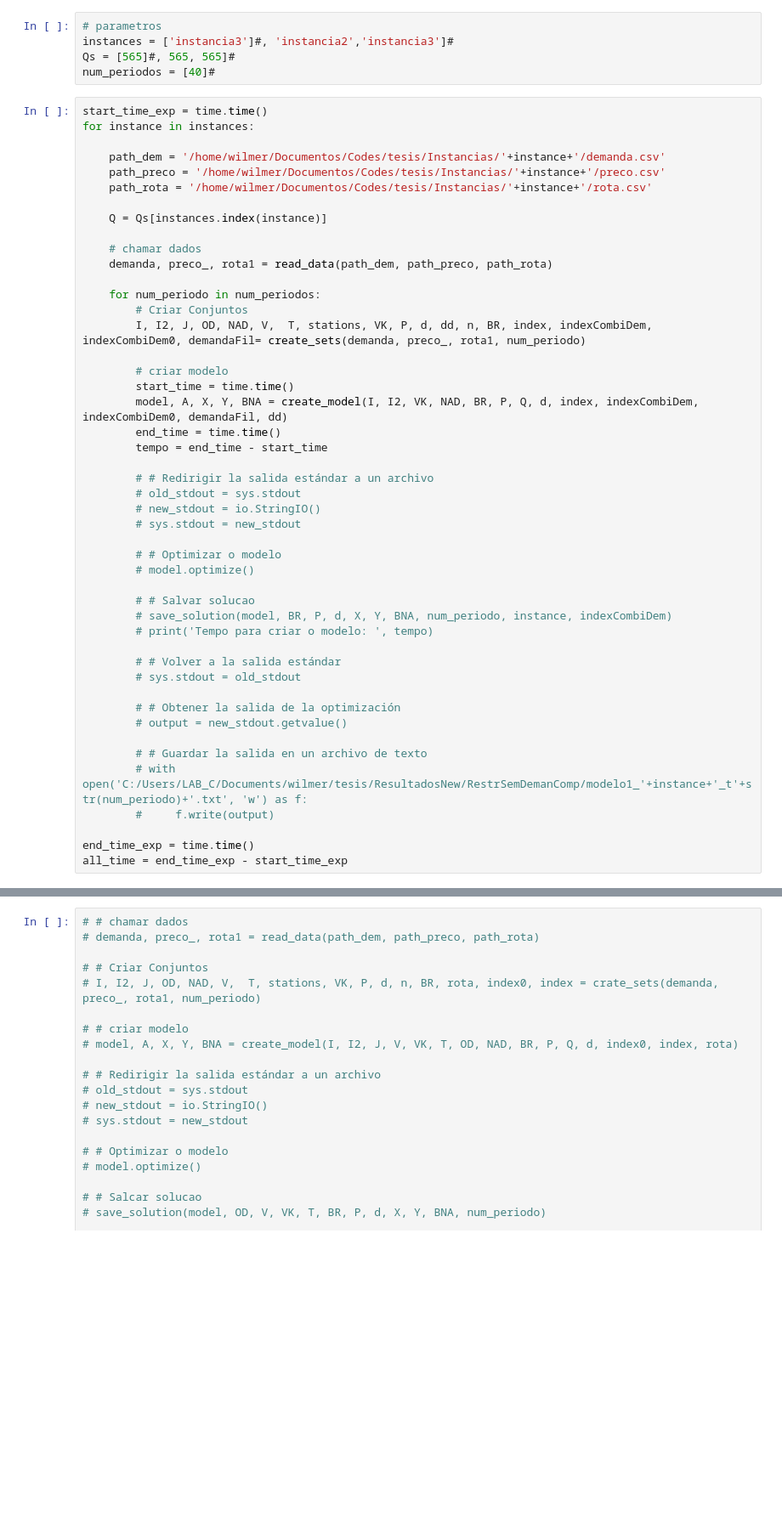
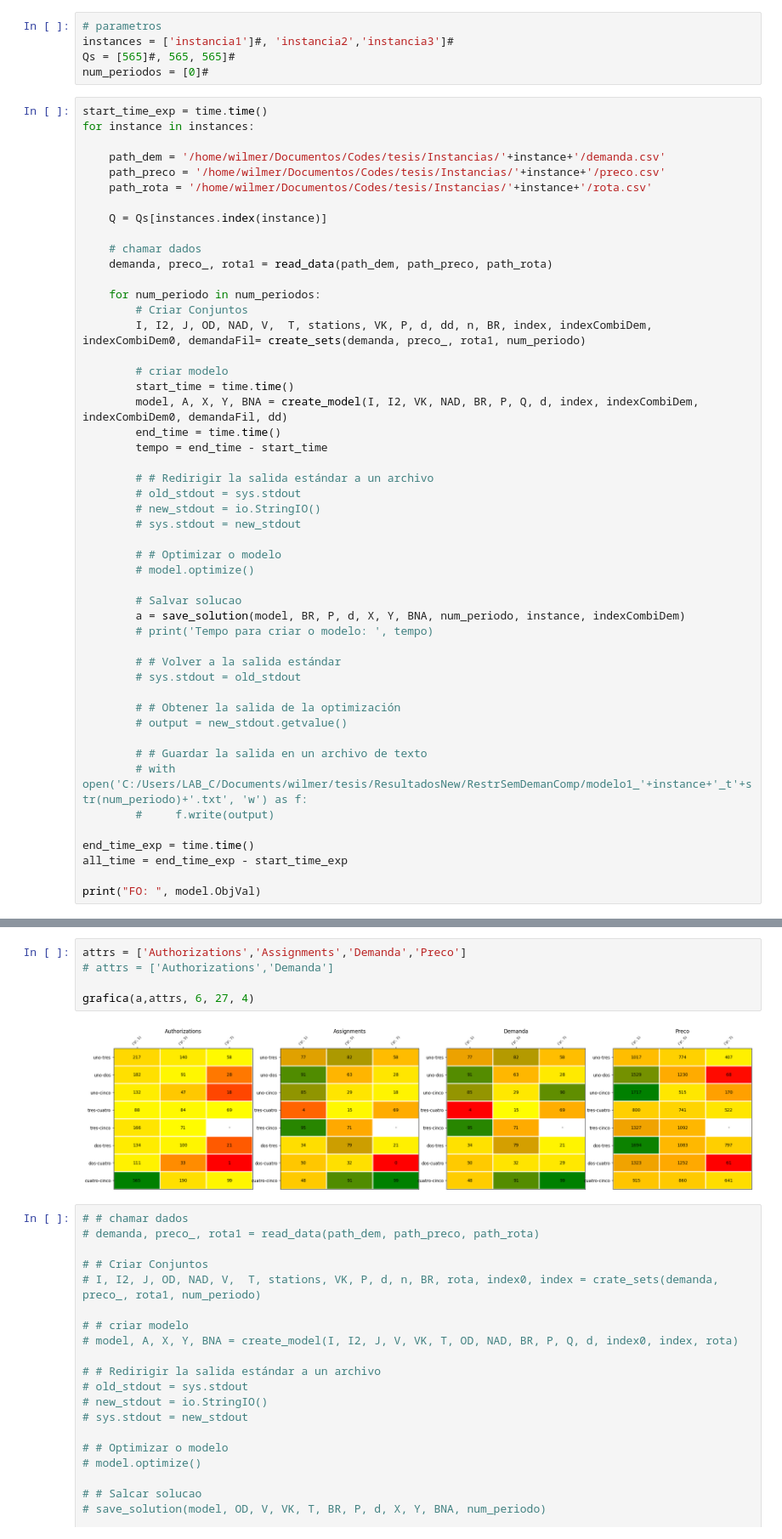
Before and after one commit to wilmerurango/tesis, a Jupyter notebook: w_metodos_solucao/gurobi/modelConInstanciaReal.ipynb, the cells around one changed output, grey strips where cells are left out. Shown at 85% size. Drawn from its saved outputs; the diff is of its cells as text; blank space fills up the shorter version.

```diff
--- a/w_metodos_solucao/gurobi/modelConInstanciaReal.ipynb
+++ b/w_metodos_solucao/gurobi/modelConInstanciaReal.ipynb
@@ -219,8 +10,8 @@ def save_solution(model, BR, P, d, X, Y, BNA, perio, instance, indexCombiDem):
 # %%
 # parametros
-instances = ['instancia3']#, 'instancia2','instancia3']#
+instances = ['instancia1']#, 'instancia2','instancia3']#
 Qs = [565]#, 565, 565]#
-num_periodos = [40]#
+num_periodos = [0]#
 # %%
 start_time_exp = time.time()
 for instance in instances:
@@ -252,8 +43,8 @@ for instance in instances:
         # # Optimizar o modelo
         # model.optimize()
 
-        # # Salvar solucao
-        # save_solution(model, BR, P, d, X, Y, BNA, num_periodo, instance, indexCombiDem)
+        # Salvar solucao
+        a = save_solution(model, BR, P, d, X, Y, BNA, num_periodo, instance, indexCombiDem)
         # print('Tempo para criar o modelo: ', tempo)
 
         # # Volver a la salida estándar
@@ -268,6 +59,8 @@ for instance in instances:
 
 end_time_exp = time.time()
 all_time = end_time_exp - start_time_exp
+
+print("FO: ", model.ObjVal)
 # %% [output]
 Set parameter Username
 Academic license - for non-commercial use only - expires 2025-06-25
@@ -299,3 +88,10 @@ print(model.ObjVal)
+# %%
+attrs = ['Authorizations','Assignments','Demanda','Preco']
+# attrs = ['Authorizations','Demanda']
+
+grafica(a,attrs, 6, 27, 4)
+# %% [output]
+[figure, added]
 # %%
 # # chamar dados
 # demanda, preco_, rota1 = read_data(path_dem, path_preco, path_rota)
```
Also changed, not shown: parts of 6 cells of this notebook, 8 other files.
